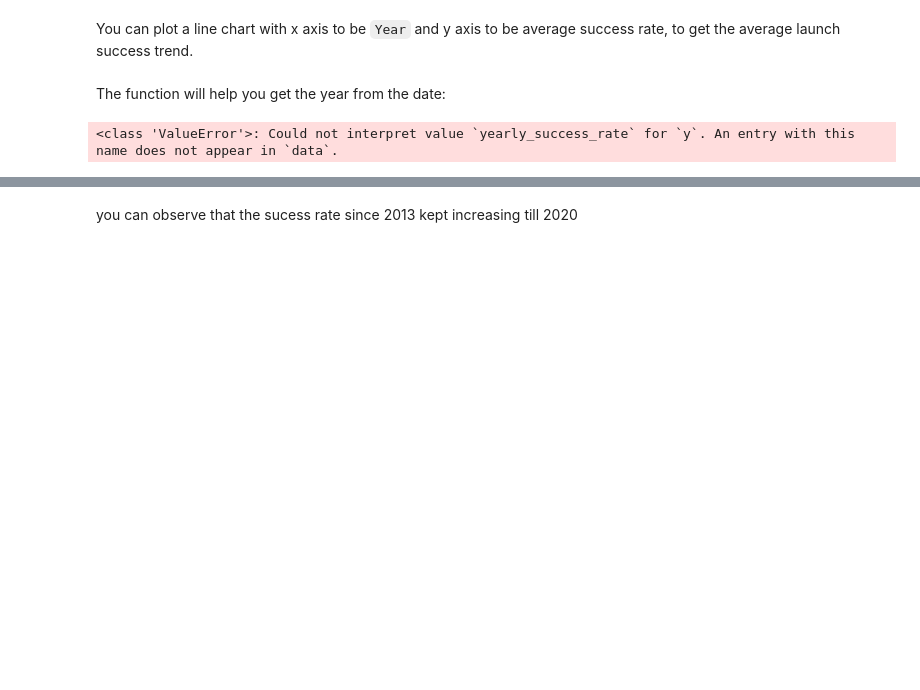
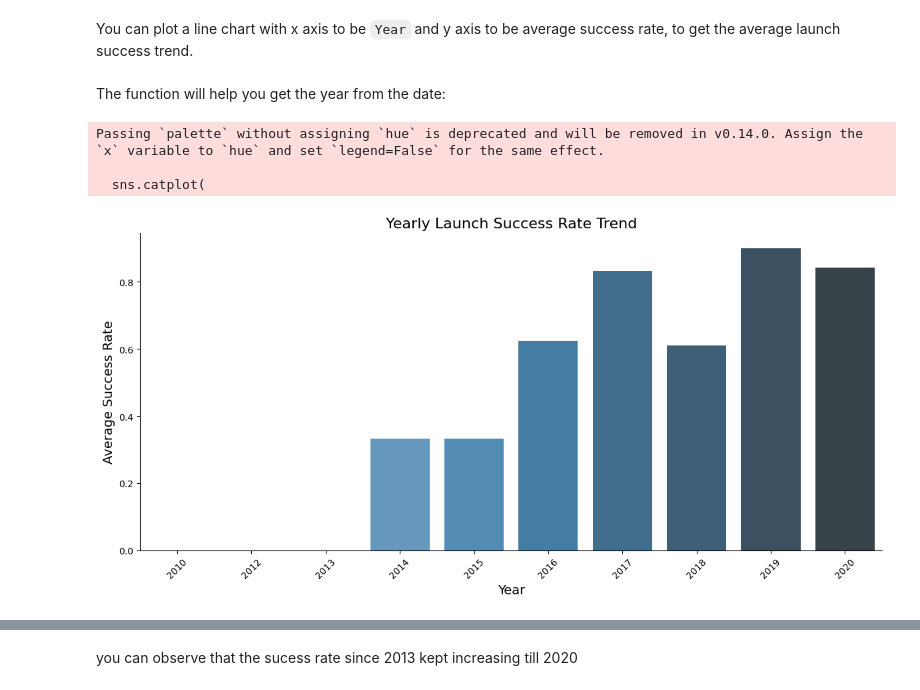
Before and after one commit to naroy70/Capstone_Project, a Jupyter notebook: edadataviz (1).ipynb, the cells around one changed output, grey strips where cells are left out. Cells and saved outputs as stored; diff of their text form; code cells hidden in the pictures; blank space fills up the shorter version.

```diff
--- a/edadataviz (1).ipynb
+++ b/edadataviz (1).ipynb
@@ -174,20 +182,39 @@ The function will help you get the year from the date:
 # %%
 # A function to Extract years from the date
 year=[]
 def Extract_year():
     for i in df["Date"]:
         year.append(i.split("-")[0])
     return year
 Extract_year()
 df['Date'] = year
 df.head()
+# Step 2: Convert to int for sorting if needed
+df['Year'] = df['Year'].astype(int)
 
+# Step 3: Calculate average success rate per year
+yearly_success_rate = df.groupby('Year')['Class'].mean().reset_index()
+yearly_success_rate
+# Step 4: Use catplot to show average success rate by year
+sns.catplot(
+    data=yearly_success_rate,
+    x='Year',
+    y='Class',
+    kind='bar',
+    height=6,
+    aspect=2,
+    palette='Blues_d'
+)
 
-yearly_success_rate = df.groupby('Date')['Class'].mean().reset_index()
-
-sns.catplot(y="yearly_success_rate", x="Date", hue="Class", data=df, aspect = 5)
-plt.xlabel("Year",fontsize=20)
-plt.ylabel("yearly_success_rate",fontsize=20)
+# Customize the plot
+plt.xlabel("Year", fontsize=14)
+plt.ylabel("Average Success Rate", fontsize=14)
+plt.title("Yearly Launch Success Rate Trend", fontsize=16)
+plt.xticks(rotation=45)
+plt.tight_layout()
 plt.show()
 # %% [output]
-<class 'ValueError'>: Could not interpret value `yearly_success_rate` for `y`. An entry with this name does not appear in `data`.
+Passing `palette` without assigning `hue` is deprecated and will be removed in v0.14.0. Assign the `x` variable to `hue` and set `legend=False` for the same effect.
+
+  sns.catplot(
+[figure, added]
```
Also changed, not shown: parts of 7 cells of this notebook, 1 other file.
